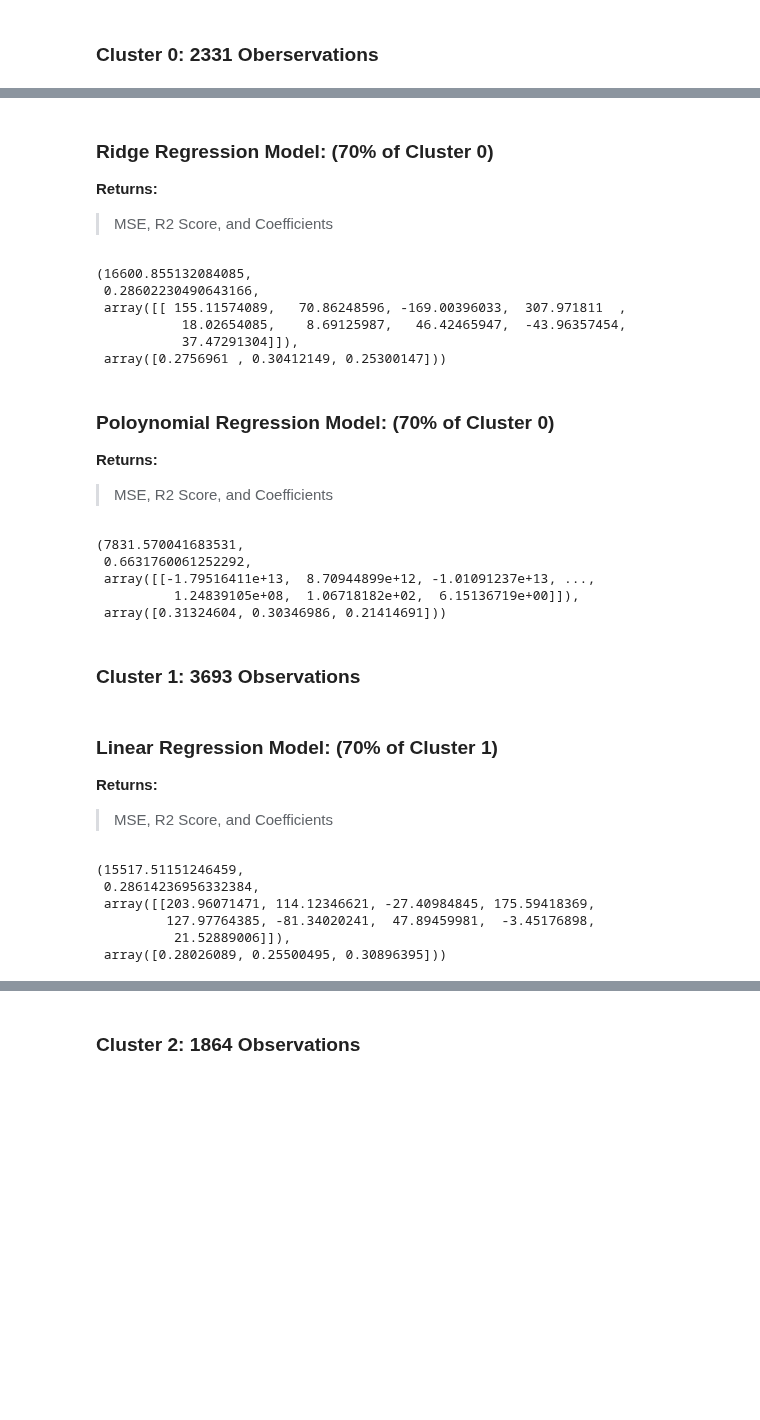
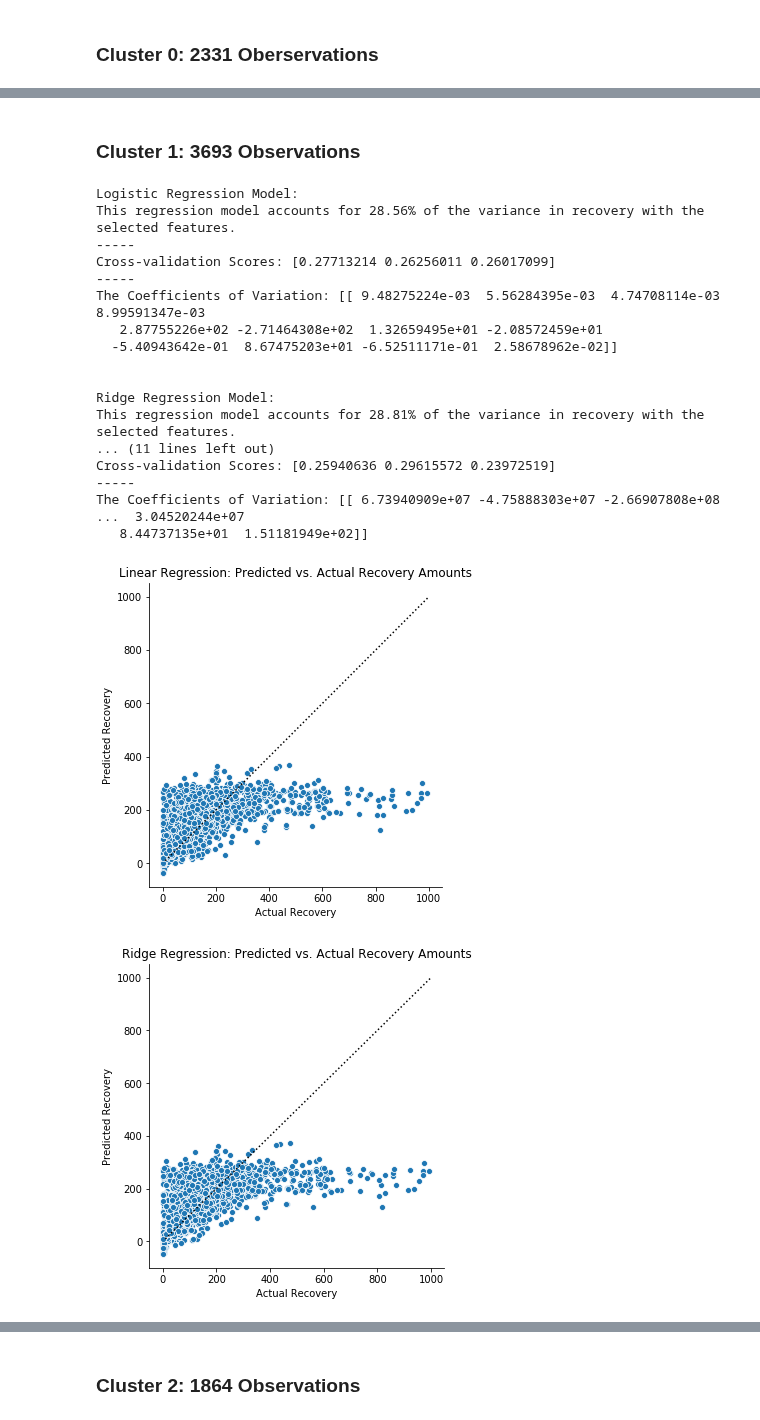
Before and after one commit to duc-analytica/DUC, a Jupyter notebook: model.ipynb, the cells around one changed output, grey strips where cells are left out. Drawn from its saved outputs; the diff is of its cells as text; code cells hidden in the pictures; blank space fills up the shorter version.

```diff
--- a/model.ipynb
+++ b/model.ipynb
@@ -183,42 +215,26 @@ model.lregression_test(cluster_zero, xfeatures, yfeature, 0.70)
-# %% [markdown]
-### Ridge Regression Model: (70% of Cluster 0)
-**Returns:**
-> MSE, R2 Score, and Coefficients
-# %%
-model.rregression_test(cluster_zero, xfeatures, yfeature, 0.70)
-# %% [output]
-(16600.855132084085,
- 0.28602230490643166,
- array([[ 155.11574089,   70.86248596, -169.00396033,  307.971811  ,
-           18.02654085,    8.69125987,   46.42465947,  -43.96357454,
-           37.47291304]]),
- array([0.2756961 , 0.30412149, 0.25300147]))
-# %% [markdown]
-### Poloynomial Regression Model: (70% of Cluster 0)
-**Returns:**
-> MSE, R2 Score, and Coefficients
-# %%
-model.pregression_test(cluster_zero, xfeatures, yfeature, 0.70)
-# %% [output]
-(7831.570041683531,
- 0.6631760061252292,
- array([[-1.79516411e+13,  8.70944899e+12, -1.01091237e+13, ...,
-          1.24839105e+08,  1.06718182e+02,  6.15136719e+00]]),
- array([0.31324604, 0.30346986, 0.21414691]))
 # %% [markdown]
 ### Cluster 1: 3693 Observations
 # %%
 cluster_one = df[df['cluster_id'] == 1]
-# %% [markdown]
-### Linear Regression Model: (70% of Cluster 1)
-**Returns:**
-> MSE, R2 Score, and Coefficients
 # %%
-model.lregression_test(cluster_one, xfeatures, yfeature, 0.70)
+model.run_models(cluster_one, xfeatures, yfeature, 0.70)
 # %% [output]
-(15517.51151246459,
- 0.28614236956332384,
- array([[203.96071471, 114.12346621, -27.40984845, 175.59418369,
-         127.97764385, -81.34020241,  47.89459981,  -3.45176898,
-          21.52889006]]),
- array([0.28026089, 0.25500495, 0.30896395]))
+Logistic Regression Model:
+This regression model accounts for 28.56% of the variance in recovery with the selected features.
+-----
+Cross-validation Scores: [0.27713214 0.26256011 0.26017099]
+-----
+The Coefficients of Variation: [[ 9.48275224e-03  5.56284395e-03  4.74708114e-03  8.99591347e-03
+   2.87755226e+02 -2.71464308e+02  1.32659495e+01 -2.08572459e+01
+  -5.40943642e-01  8.67475203e+01 -6.52511171e-01  2.58678962e-02]]
+
+
+Ridge Regression Model:
+This regression model accounts for 28.81% of the variance in recovery with the selected features.
+... (11 lines left out)
+Cross-validation Scores: [0.25940636 0.29615572 0.23972519]
+-----
+The Coefficients of Variation: [[ 6.73940909e+07 -4.75888303e+07 -2.66907808e+08 ...  3.04520244e+07
+   8.44737135e+01  1.51181949e+02]]
+[figure, added]
+[figure, added]
```
Also changed, not shown: parts of 33 cells of this notebook.
